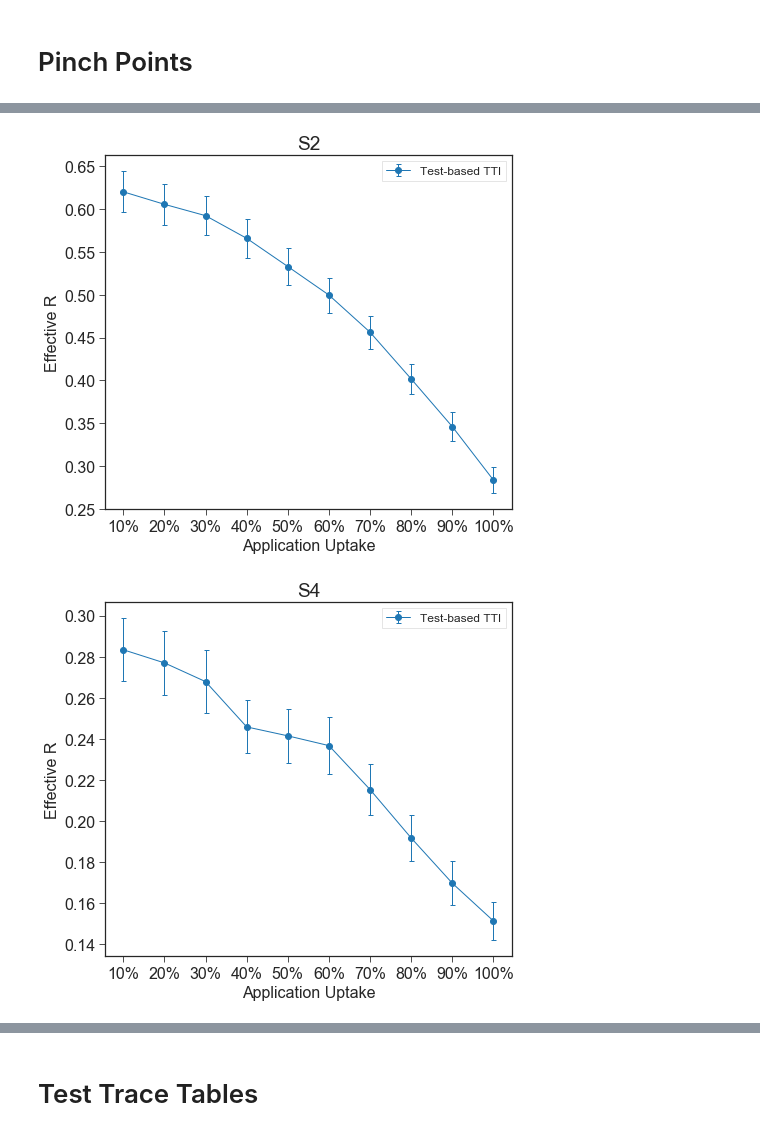
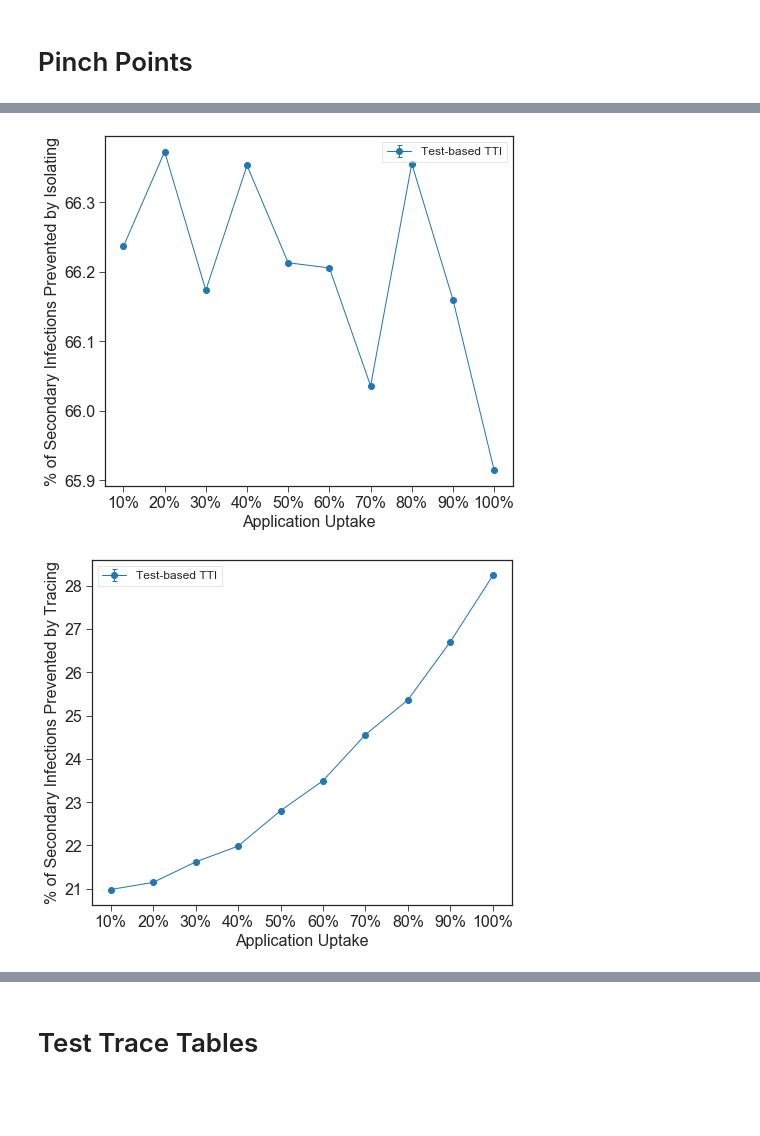
Before and after one commit to rs-delve/tti-explorer, a Jupyter notebook: notebooks/plots-bryn.ipynb, the cells around one changed output, grey strips where cells are left out. Cells and saved outputs as stored; diff of their text form; code cells hidden in the pictures; blank space fills up the shorter version.

Commit message:
update plotting

```diff
--- a/notebooks/plots-bryn.ipynb
+++ b/notebooks/plots-bryn.ipynb
@@ -67,7 +67,7 @@ def legend(ax, **kwds):
     return ax.legend(**defaults)
 
 
-def plot_lockdown(lockdown_dct, deck, key_to_plot, order, formatters={}):
+def plot_lockdown(lockdown_dct, deck, key_to_plot, order, formatters={}, title=False):
     for param_name, sim_results in lockdown_dct.items():
         tick_formatter = formatters.get(param_name)
         fig, ax = plt.subplots(1)
@@ -75,11 +75,13 @@ def plot_lockdown(lockdown_dct, deck, key_to_plot, order, formatters={}):
             res = sim_results[measure]
             plot_sim_results(ax, res, key_to_plot, nice_lockdown_name(measure))
         legend(ax)
+        if title:
+            ax.set_title(param_name)
         ax.set_ylabel(key_to_plot)
         ax.set_xlabel(nice_param_name(param_name))
         if tick_formatter is not None:
             ax.xaxis.set_major_formatter(tick_formatter)
-        deck.add_figure(fig, name=param_name)
+        deck.add_figure(fig, name=param_name+"_"+key_to_plot.lower().replace(" ", "_").replace("%", ""))
     return fig
 # %%
 from matplotlib.ticker import FuncFormatter
@@ -120,18 +129,24 @@ RETURN_KEYS.__dict__
  'percent_secondary_from_symptomatic_missed': '% Secondary Cases from Symptomatic Cases Missed',
  'percent_secondary_from_asymptomatic_missed': '% Secondary Cases from Asymptomatic Cases Missed',
  'percent_secondary_missed': '% Secondary Cases Cases Missed'}
+# %%
+keys_to_plot = [
+    RETURN_KEYS.stopped_by_isolation_percentage,
+    RETURN_KEYS.stopped_by_tracing_percentage,
+]
 # %%
 with plt.rc_context(rc_dct):
     for level, results in pinch_points_results.items():
         deck = utils.PdfDeck()
-        plot_lockdown(results, deck, RETURN_KEYS.reduced_r, order=measures_order, formatters=formatters)
-        for fig in deck.figs:
-            fig.tight_layout()
-            fig.axes[0].set_title(level) ### remove this!
+        for key in keys_to_plot:
+            plot_lockdown(results, deck, key, order=measures_order, formatters=formatters)
+            for fig in deck.figs:
+                fig.tight_layout()
+#                 fig.axes[0].set_title(level) ### remove this!
         deck.make(os.path.join(chart_folder, f"{level}_pinch_points.pdf"))
         individual_dir = os.path.join(os.path.join(chart_folder, f"{level}_individual"))
         os.makedirs(individual_dir, exist_ok=True)
         deck.make_individual(folder=individual_dir)
 # %% [output]
-[figure, old version]
+[figure, new version]
-[figure, old version]
+[figure, new version]
```
Also changed, not shown: parts of 11 cells of this notebook.
